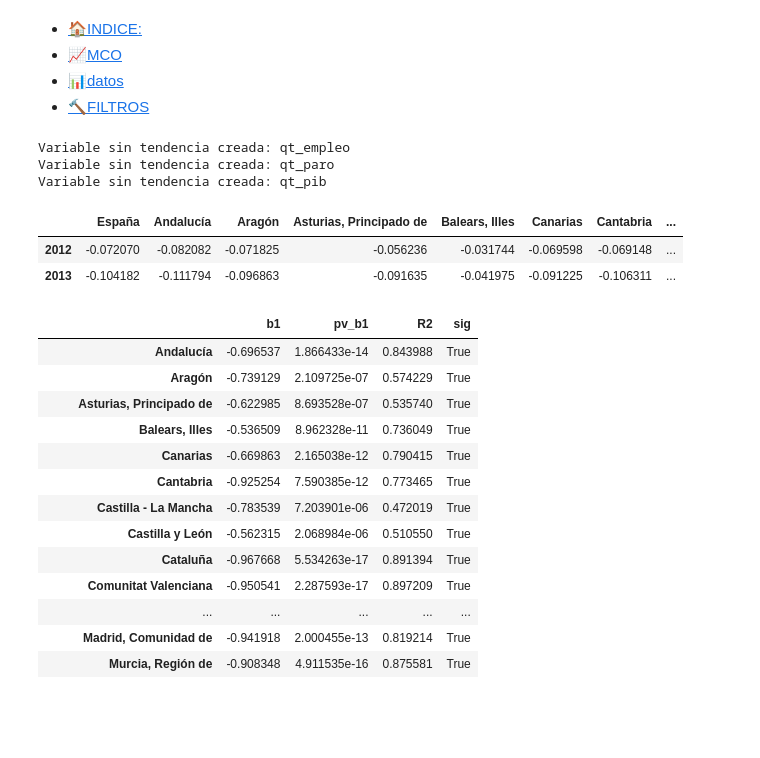
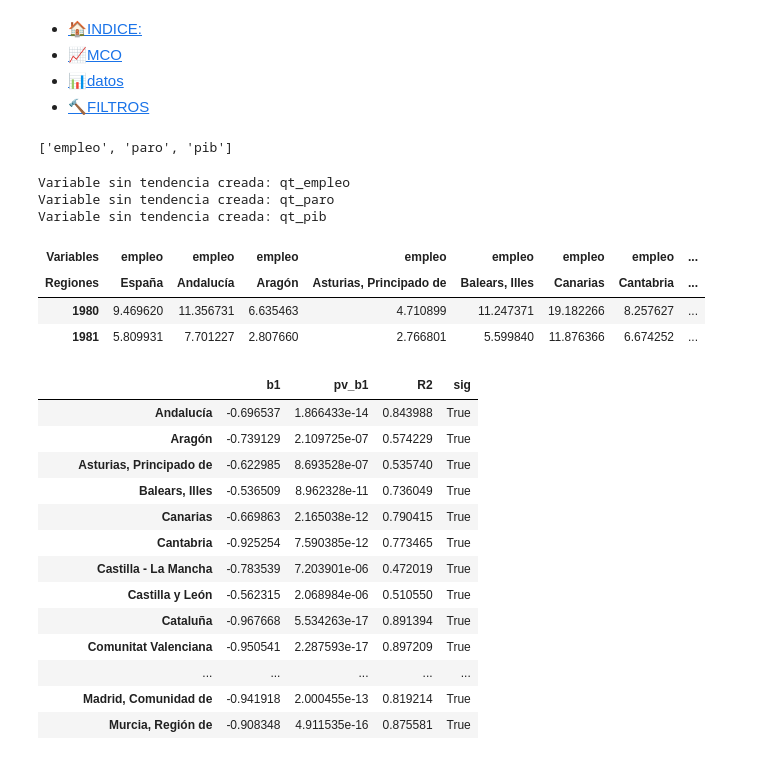
Before and after one commit to mmngreco/okun_ccaa, a Jupyter notebook: code/Regresion.ipynb, the cells around one changed output. Cells and saved outputs as stored; diff of their text form; code cells hidden in the pictures; blank space fills up the shorter version.

```diff
--- a/code/Regresion.ipynb
+++ b/code/Regresion.ipynb
@@ -217,6 +207,10 @@ res.ix[:,2:].sort_index()
 - [📈MCO](#MCO)
 - [📊datos](#DATOS)
 - [🔨FILTROS](#FILTROS)
+# %%
+variables
+# %% [output]
+['empleo', 'paro', 'pib']
 # %%
 
 for i in range(3):
@@ -240,12 +232,14 @@ for i in range(3):
 Variable sin tendencia creada: qt_empleo
 Variable sin tendencia creada: qt_paro
 Variable sin tendencia creada: qt_pib
-# %%
-qt_pib.tail(2)
-# %% [output]
-|  | España | Andalucía | Aragón | Asturias, Principado de | Balears, Illes | Canarias | Cantabria | ... |
-| 2012 | -0.072070 | -0.082082 | -0.071825 | -0.056236 | -0.031744 | -0.069598 | -0.069148 | ... |
-| 2013 | -0.104182 | -0.111794 | -0.096863 | -0.091635 | -0.041975 | -0.091225 | -0.106311 | ... |
+# %%
+qts = crear_df([qt_empleo, qt_paro, qt_pib])
+qts.head(2)
+# %% [output]
+| Variables | empleo | empleo | empleo | empleo | empleo | empleo | empleo | ... |
+| Regiones | España | Andalucía | Aragón | Asturias, Principado de | Balears, Illes | Canarias | Cantabria | ... |
+| 1980 | 9.469620 | 11.356731 | 6.635463 | 4.710899 | 11.247371 | 19.182266 | 8.257627 | ... |
+| 1981 | 5.809931 | 7.701227 | 2.807660 | 2.766801 | 5.599840 | 11.876366 | 6.674252 | ... |
 # %%
 x = 'paro'
 y = 'pib'
```
Also changed, not shown: parts of 20 cells of this notebook, 10 other files.
